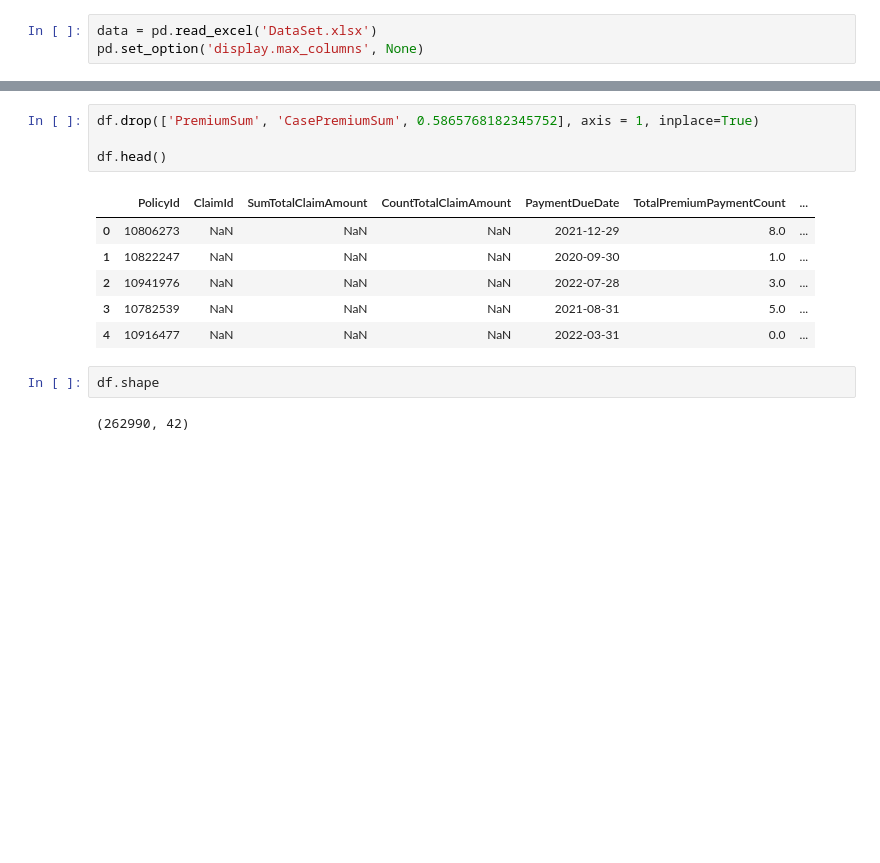
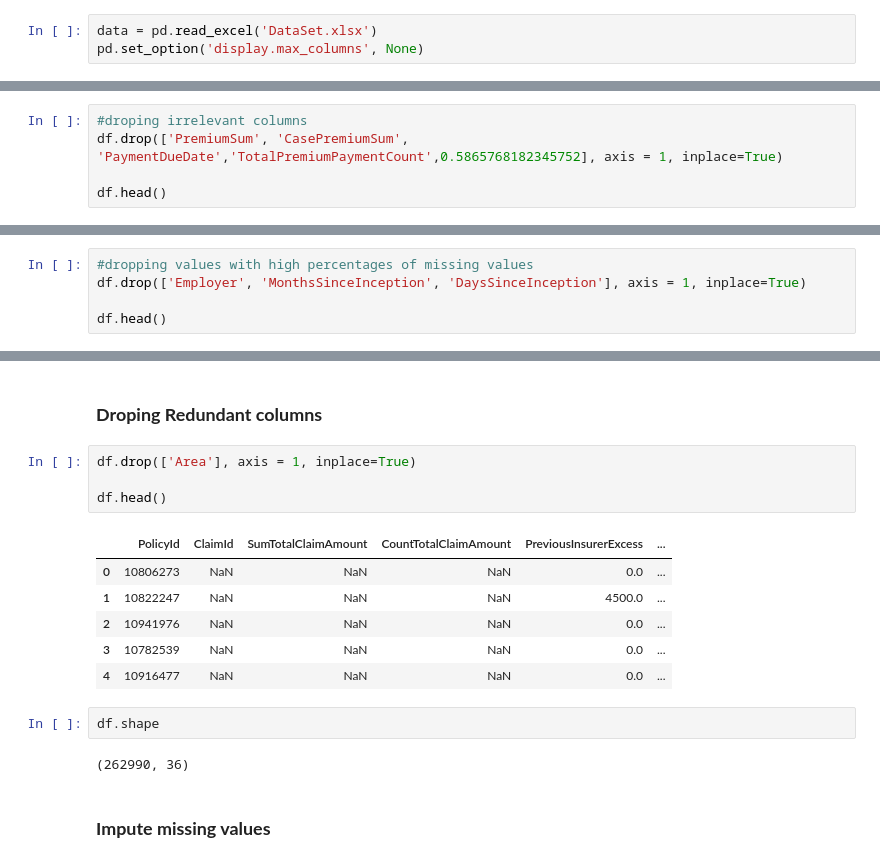
Before and after one commit to Pheelog/Insurance-Claim-Modelling, a Jupyter notebook: Feature Engineering.ipynb, the cells around one changed output, grey strips where cells are left out. Saved outputs shown, nothing was run; the diff lists cells and outputs as text; blank space fills up the shorter version.

```diff
--- a/Feature Engineering.ipynb
+++ b/Feature Engineering.ipynb
@@ -43,0 +35,5 @@ Index([                            'PolicyId',
+# %%
+#droping irrelevant columns
+df.drop(['PremiumSum', 'CasePremiumSum', 'PaymentDueDate','TotalPremiumPaymentCount',0.5865768182345752], axis = 1, inplace=True)
+
+df.head()
@@ -43,0 +71,5 @@ Index([                            'PolicyId',
+# %%
+#dropping values with high percentages of missing values
+df.drop(['Employer', 'MonthsSinceInception', 'DaysSinceInception'], axis = 1, inplace=True)
+
+df.head()
@@ -44,15 +83,19 @@ Index([                            'PolicyId',
+# %% [markdown]
+### **Droping Redundant columns**
 # %%
-df.drop(['PremiumSum', 'CasePremiumSum', 0.5865768182345752], axis = 1, inplace=True)
+df.drop(['Area'], axis = 1, inplace=True)
 
 df.head()
 # %% [output]
-|  | PolicyId | ClaimId | SumTotalClaimAmount | CountTotalClaimAmount | PaymentDueDate | TotalPremiumPaymentCount | ... |
-| 0 | 10806273 | NaN | NaN | NaN | 2021-12-29 | 8.0 | ... |
-| 1 | 10822247 | NaN | NaN | NaN | 2020-09-30 | 1.0 | ... |
-| 2 | 10941976 | NaN | NaN | NaN | 2022-07-28 | 3.0 | ... |
-| 3 | 10782539 | NaN | NaN | NaN | 2021-08-31 | 5.0 | ... |
-| 4 | 10916477 | NaN | NaN | NaN | 2022-03-31 | 0.0 | ... |
+|  | PolicyId | ClaimId | SumTotalClaimAmount | CountTotalClaimAmount | PreviousInsurerExcess | ... |
+| 0 | 10806273 | NaN | NaN | NaN | 0.0 | ... |
+| 1 | 10822247 | NaN | NaN | NaN | 4500.0 | ... |
+| 2 | 10941976 | NaN | NaN | NaN | 0.0 | ... |
+| 3 | 10782539 | NaN | NaN | NaN | 0.0 | ... |
+| 4 | 10916477 | NaN | NaN | NaN | 0.0 | ... |
 # %%
 df.shape
 # %% [output]
-(262990, 42)
+(262990, 36)
+# %% [markdown]
+### **Impute missing values**
```
Also changed, not shown: parts of 40 cells of this notebook.
